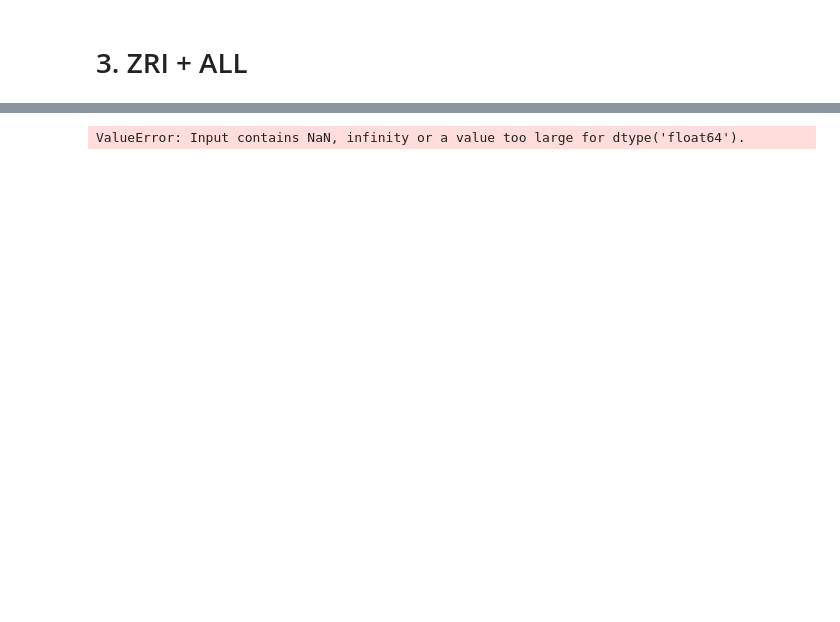
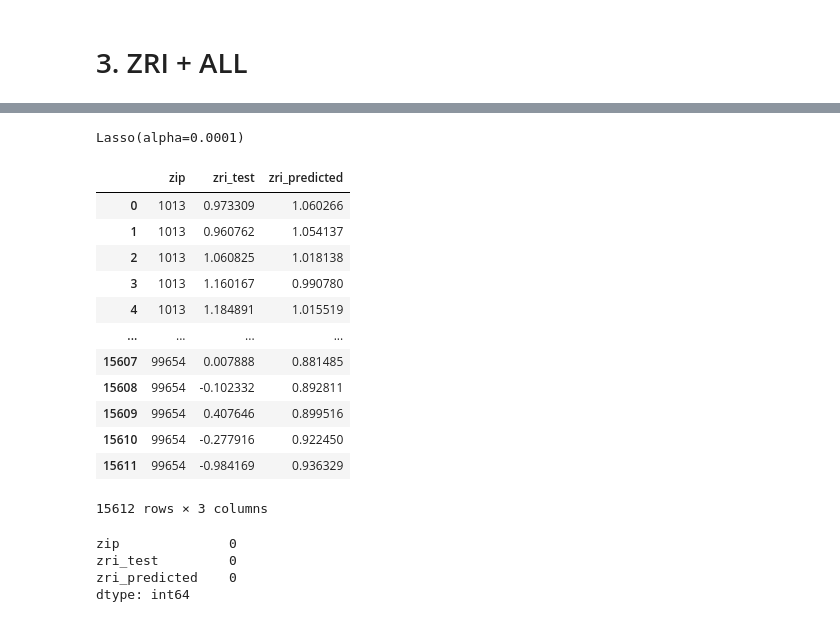
Before and after one commit to Kneck12/zillow-price-index-pred, a Jupyter notebook: Niki/Final Lasso v1.ipynb, the cells around one changed output, grey strips where cells are left out. Cells and saved outputs as stored; diff of their text form; code cells hidden in the pictures; blank space fills up the shorter version.

```diff
--- a/Niki/Final Lasso v1.ipynb
+++ b/Niki/Final Lasso v1.ipynb
@@ -677,12 +741,11 @@ train = df[(df['year'] < 2019) & (df['year']>=2015)]
 test = df[df['year']==2019]
 save_train = train.copy()
 save_test = test.copy()
+
 train = train.drop(['zip','City','State','Metro','CountyName','year','month','year-month'],axis=1)
-test = test.drop(['zip','City','State','Metro','CountyName','year','month','year-month'],axis=1)
-
-
 train_y = train['zri']
 train_X = train.drop(['zri'],axis=1)
 
 test_y = test['zri']
-test_X = test.drop(['zri'],axis=1)
+test_X = test
+#test_X = test.drop(['zri'],axis=1)
@@ -690,11 +773,10 @@ test_X = test.drop(['zri'],axis=1)
 #Lasso Grid Search
 lasso = Lasso()
 grid = dict()
-grid['alpha'] = [1e-15, 1e-10, 1e-8, 1e-5,1e-4, 1e-3,1e-2, 1, 5, 10]
+grid['alpha'] = [1e-5,1e-4, 1e-3,1e-2, 1, 10]
 lasso_grid = GridSearchCV(lasso, grid, cv=5, n_jobs=-1).fit(train_X,train_y)
 lasso_best = lasso_grid.best_estimator_
-print(f'lasso_best : {lasso_best}')
-
-lasso_best.fit(train_X, train_y)
-# %% [output]
-ValueError: Input contains NaN, infinity or a value too large for dtype('float64').
+# %%
+lasso_best.fit(train_X, train_y)
+# %% [output]
+Lasso(alpha=0.0001)
@@ -701,8 +802,44 @@ ValueError: Input contains NaN, infinity or a value too large for dtype('float64
 # %%
-scaled_predictions_y = pd.Series(lasso_best.predict(test_X))
+scaled_predictions_y = X_test['zri']
 temp = pd.concat([save_test['zip'],test_y],axis=1)
 temp.reset_index(drop=True, inplace=True)
 scaled_predictions_y.reset_index(drop=True, inplace=True)
 rstable = pd.concat([temp,scaled_predictions_y],axis=1)
 rstable.columns = ['zip','zri_test','zri_predicted']
 rstable
+# %% [output]
+|  | zip | zri_test | zri_predicted |
+| 0 | 1013 | 0.973309 | 1.060266 |
+| 1 | 1013 | 0.960762 | 1.054137 |
+| 2 | 1013 | 1.060825 | 1.018138 |
+| 3 | 1013 | 1.160167 | 0.990780 |
+| 4 | 1013 | 1.184891 | 1.015519 |
+| ... | ... | ... | ... |
+| 15607 | 99654 | 0.007888 | 0.881485 |
+| 15608 | 99654 | -0.102332 | 0.892811 |
+| 15609 | 99654 | 0.407646 | 0.899516 |
+| 15610 | 99654 | -0.277916 | 0.922450 |
+| 15611 | 99654 | -0.984169 | 0.936329 |
+15612 rows × 3 columns
+# %%
+scaled_predictions_y = X_test['zri']
+temp = pd.concat([save_test['zip'],test_y],axis=1)
+temp.reset_index(drop=True, inplace=True)
+scaled_predictions_y.reset_index(drop=True, inplace=True)
+rstable = pd.concat([temp,scaled_predictions_y],axis=1)
+rstable.columns = ['zip','zri_test','zri_predicted']
+
+
+
+for zipcode in rstable['zip'].unique():
+    rstable_filtered=rstable[rstable['zip']==zipcode]
+    rstable.loc[rstable['zip']==zipcode,'zri_test']=globals()[f"scaler_{zipcode}"].inverse_transform(rstable_filtered[['zri_test']])
+    rstable.loc[rstable['zip']==zipcode,'zri_predicted']=globals()[f"scaler_{zipcode}"].inverse_transform(rstable_filtered[['zri_predicted']])
+rstable.loc[:,'zri_test'] = np.exp(rstable.loc[:,'zri_test'])
+rstable.loc[:,'zri_predicted'] = np.exp(rstable.loc[:,'zri_predicted'])
+rstable.isna().sum()
+# %% [output]
+zip              0
+zri_test         0
+zri_predicted    0
+dtype: int64
```
Also changed, not shown: parts of 57 cells of this notebook, 2 other files.
